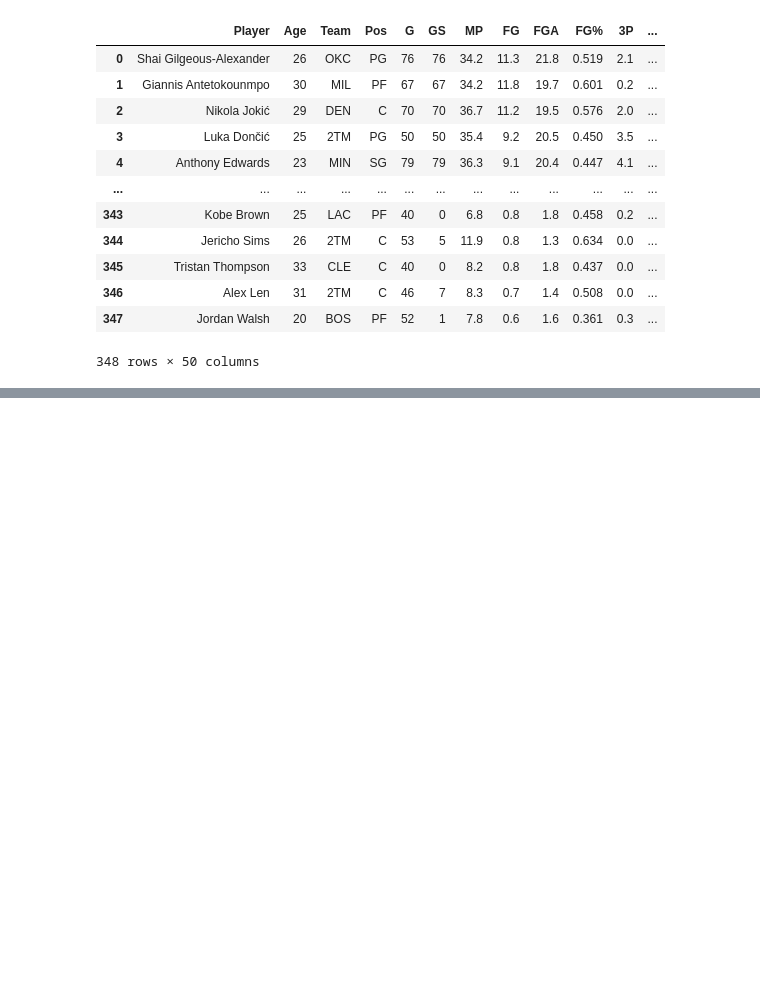
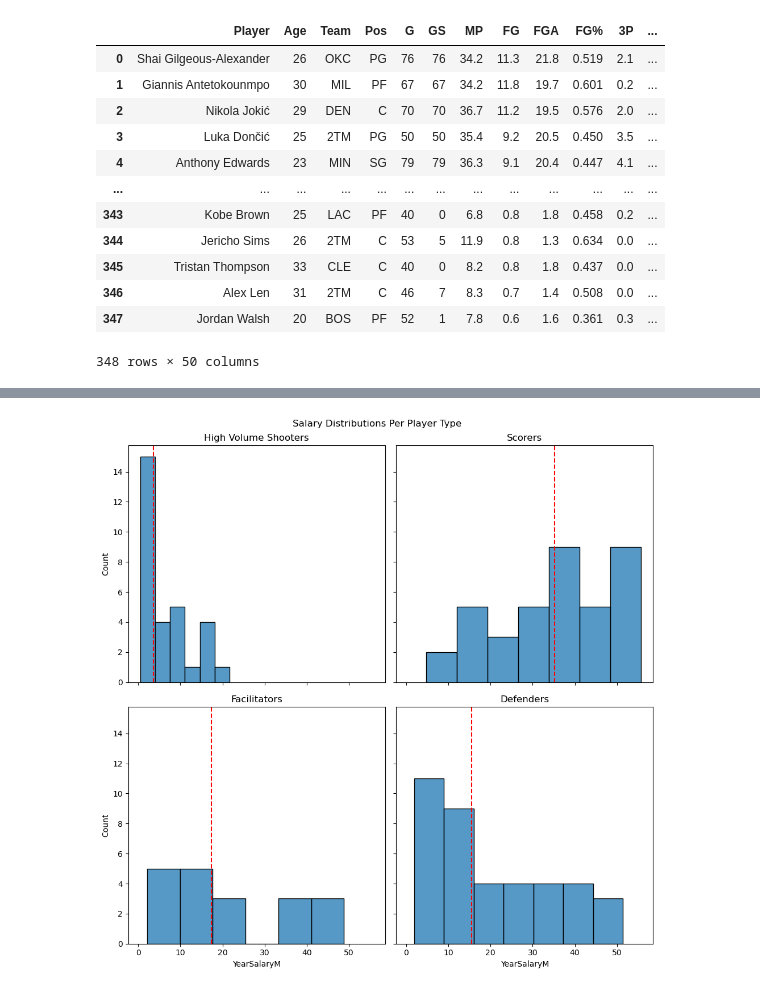
Before and after one commit to ruddaraju/NBA_PlayerValueAnalysis, a Jupyter notebook: Analysis/2_Player_Type_Analysis.ipynb, the cells around one changed output, grey strips where cells are left out. Cells and saved outputs as stored; diff of their text form; code cells hidden in the pictures; blank space fills up the shorter version.

```diff
--- a/Analysis/2_Player_Type_Analysis.ipynb
+++ b/Analysis/2_Player_Type_Analysis.ipynb
@@ -23,8 +22,9 @@ PlayerDF
 | 347 | Jordan Walsh | 20 | BOS | PF | 52 | 1 | 7.8 | 0.6 | 1.6 | 0.361 | 0.3 | ... |
 348 rows × 50 columns
 # %%
-features = PlayerDF[['PTS','FGA','3PAr','3P%',
-                     'AST%','USG%','TOV%', 'TS%',
-                     'STL','BLK','DRB%']]
-scalar = StandardScaler()
-StPlayer = scalar.fit_transform(features) #Standardizes features
+PlayerDF['AST/TOV'] = round(PlayerDF['AST']/PlayerDF['TOV'],2)
+# %%
+PlayerDFShooters = PlayerDF[(PlayerDF['3PAr'] > 0.5) & (PlayerDF['3P%'] > 0.4)]
+PlayerDFScorers = PlayerDF[(PlayerDF['PTS'] > 20) & (PlayerDF['USG%'] > 25)]
+PlayerDFFacilitators = PlayerDF[(PlayerDF['AST'] > 5) & (PlayerDF['PTS'] < 20)]
+PlayerDFDefenders = PlayerDF[PlayerDF['STL'] + PlayerDF['BLK'] > 2]
@@ -30,0 +87,29 @@ StPlayer = scalar.fit_transform(features) #Standardizes features
+# %%
+medSht = PlayerDFShooters['YearSalaryM'].median()
+medScr = PlayerDFScorers['YearSalaryM'].median()
+medFac = PlayerDFFacilitators['YearSalaryM'].median()
+medDef = PlayerDFDefenders['YearSalaryM'].median()
+
+fig, ax = plt.subplots(2,2, figsize = (10,10), sharex = True, sharey = True)
+sns.histplot(data = PlayerDFShooters, x = 'YearSalaryM',ax = ax[0][0])
+ax[0][0].axvline(medSht, color = 'red', linestyle = '--')
+ax[0][0].set_title('High Volume Shooters')
+
+sns.histplot(data = PlayerDFScorers, x = 'YearSalaryM',ax = ax[0][1])
+ax[0][1].axvline(medScr, color = 'red', linestyle = '--')
+ax[0][1].set_title('Scorers')
+
+sns.histplot(data = PlayerDFFacilitators, x = 'YearSalaryM',ax = ax[1][0])
+ax[1][0].axvline(medFac, color = 'red', linestyle = '--')
+ax[1][0].set_title('Facilitators')
+
+sns.histplot(data = PlayerDFDefenders, x = 'YearSalaryM',ax = ax[1][1])
+ax[1][1].axvline(medDef, color = 'red', linestyle = '--')
+ax[1][1].set_title('Defenders')
+
+fig.suptitle("Salary Distributions Per Player Type")
+
+plt.tight_layout()
+plt.show()
+# %% [output]
+[figure, added]
```
Also changed, not shown: parts of 8 cells of this notebook, 1 other file.
